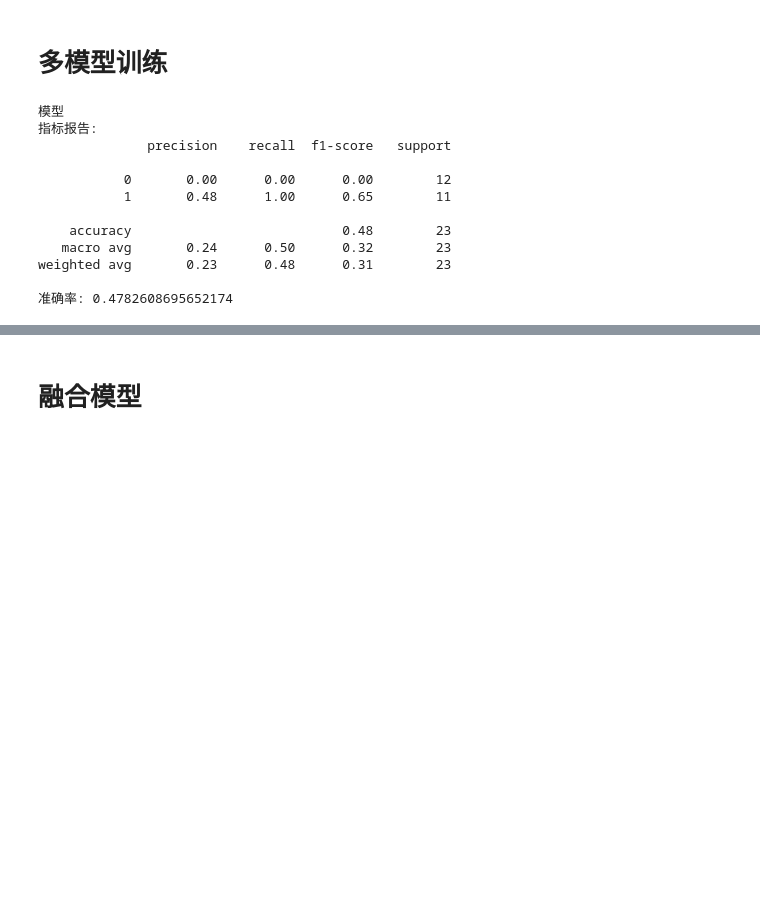
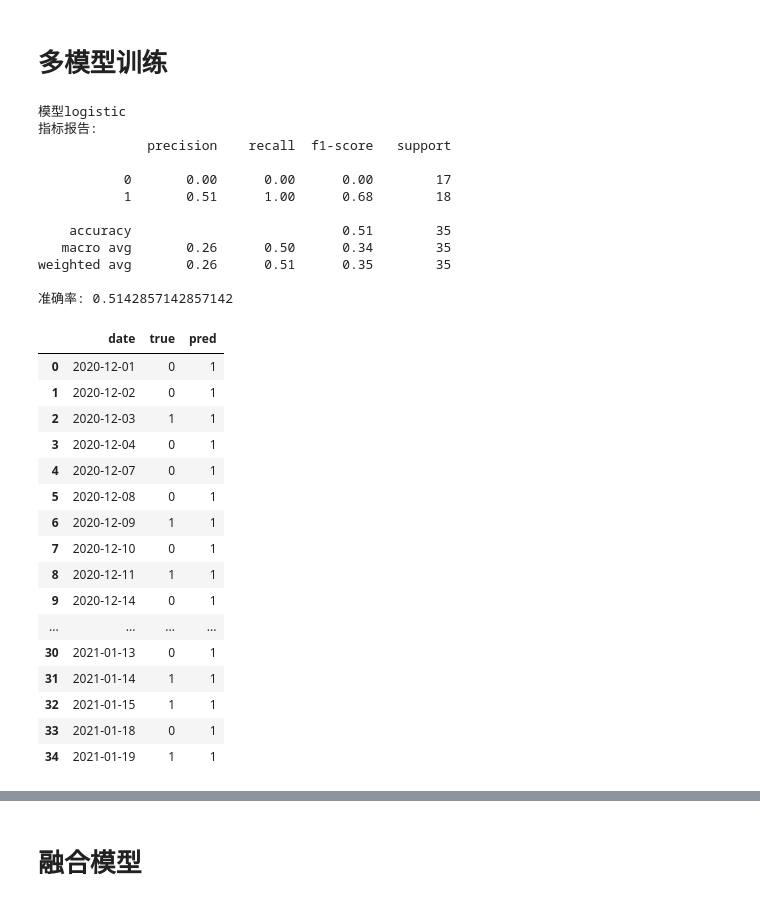
Before and after one commit to Ethan-yh/stock-prediction, a Jupyter notebook: main.ipynb, the cells around one changed output, grey strips where cells are left out. Saved outputs shown, nothing was run; the diff lists cells and outputs as text; code cells hidden in the pictures; blank space fills up the shorter version.

```diff
--- a/main.ipynb
+++ b/main.ipynb
@@ -143,27 +143,52 @@ def model_report(y_true, y_pred, name=''):
     print(f'准确率: {accuracy_score(y_true, y_pred)}')
 # %% [markdown]
 # 多模型训练
+# %%
+def print_true_pred(pred_values):
+    pred_df = pd.DataFrame()
+    pred_df['date'] = test_df.index.get_level_values(0).values
+    pred_df['true'] = test_df['label'].values
+    pred_df['pred'] = pred_values
+    return pred_df
 # %%
 # logistic
 from sklearn.linear_model import LogisticRegression
 lrModel = LogisticRegression(penalty='l2')
 lrModel.fit(x_train, y_train)
 pred_lrModel = lrModel.predict(x_test)
 
-model_report(y_test, pred_lrModel)
+model_report(y_test, pred_lrModel, 'logistic')
+print_true_pred(pred_lrModel)
 # %% [output]
-模型
+模型logistic
 指标报告:
               precision    recall  f1-score   support
 
-           0       0.00      0.00      0.00        12
-           1       0.48      1.00      0.65        11
+           0       0.00      0.00      0.00        17
+           1       0.51      1.00      0.68        18
 
-    accuracy                           0.48        23
-   macro avg       0.24      0.50      0.32        23
-weighted avg       0.23      0.48      0.31        23
+    accuracy                           0.51        35
+   macro avg       0.26      0.50      0.34        35
+weighted avg       0.26      0.51      0.35        35
 
-准确率: 0.4782608695652174
+准确率: 0.5142857142857142
+|  | date | true | pred |
+| 0 | 2020-12-01 | 0 | 1 |
+| 1 | 2020-12-02 | 0 | 1 |
+| 2 | 2020-12-03 | 1 | 1 |
+| 3 | 2020-12-04 | 0 | 1 |
+| 4 | 2020-12-07 | 0 | 1 |
+| 5 | 2020-12-08 | 0 | 1 |
+| 6 | 2020-12-09 | 1 | 1 |
+| 7 | 2020-12-10 | 0 | 1 |
+| 8 | 2020-12-11 | 1 | 1 |
+| 9 | 2020-12-14 | 0 | 1 |
+| ... | ... | ... | ... |
+| 30 | 2021-01-13 | 0 | 1 |
+| 31 | 2021-01-14 | 1 | 1 |
+| 32 | 2021-01-15 | 1 | 1 |
+| 33 | 2021-01-18 | 0 | 1 |
+| 34 | 2021-01-19 | 1 | 1 |
 # %%
 # GBDT
 from sklearn.ensemble import GradientBoostingClassifier
```
Also changed, not shown: parts of 10 cells of this notebook, 4 other files.
